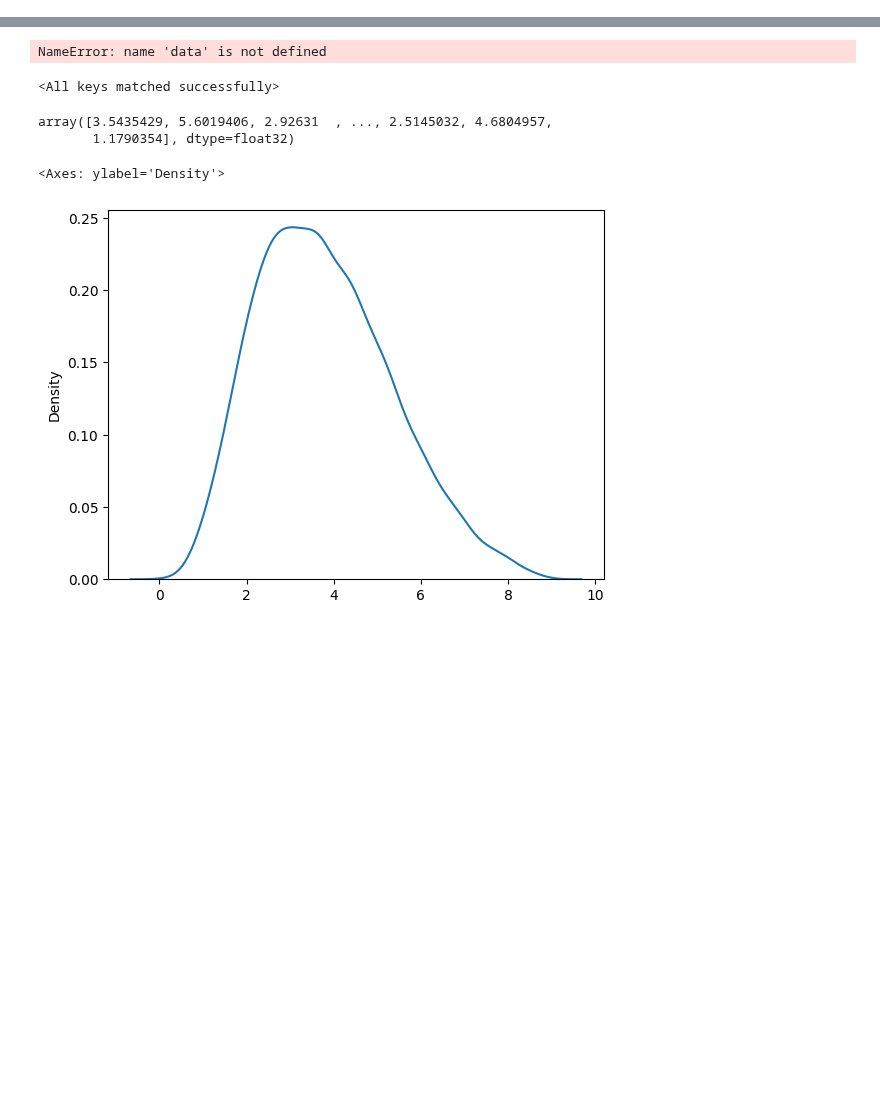
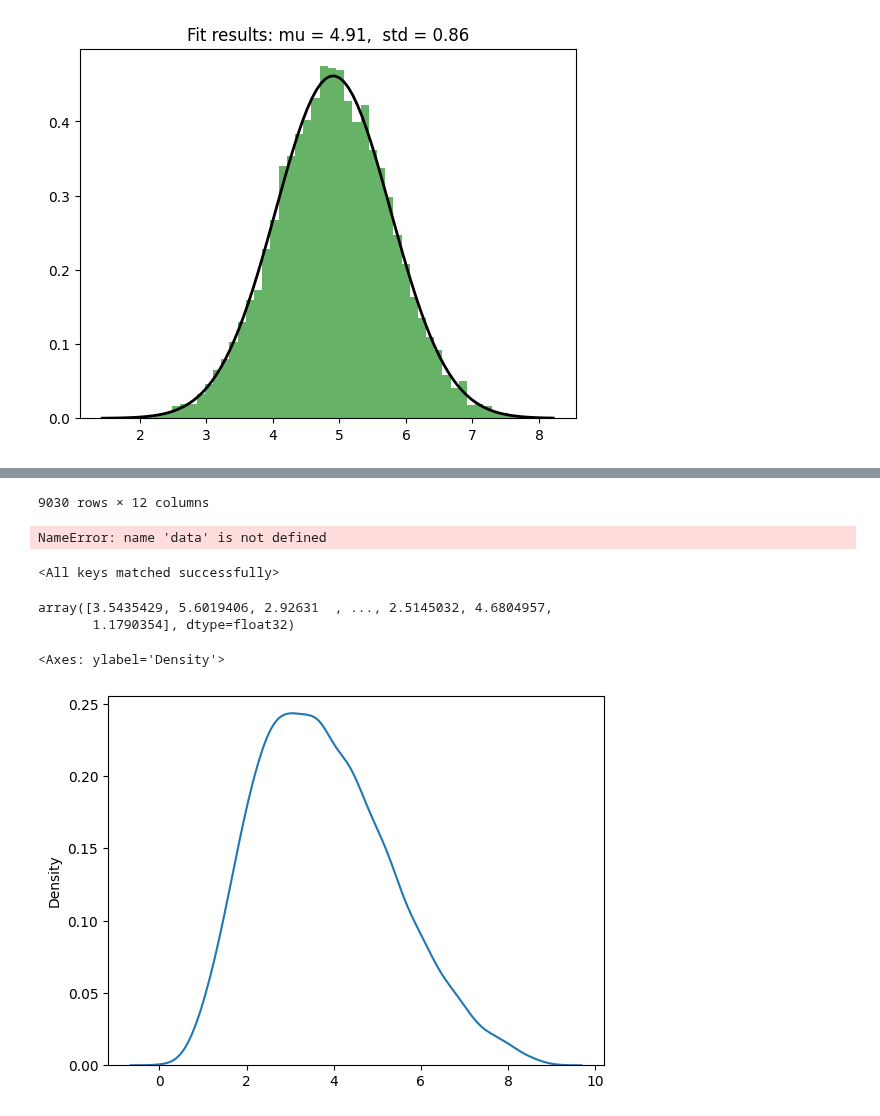
Before and after one commit to CeHouGIS/Safety_Perception_HK, a Jupyter notebook: safety_perception_model/single_model/prediction.ipynb, the cells around one changed output, grey strips where cells are left out. Cells and saved outputs as stored; diff of their text form; code cells hidden in the pictures; blank space fills up the shorter version.

```diff
--- a/safety_perception_model/single_model/data fusion.ipynb
+++ b/safety_perception_model/single_model/prediction.ipynb
@@ -53,3 +53,6 @@ def model_test(model, test_loader, LLM_model=None):
     all_outputs = torch.cat(all_outputs, dim=0)
     all_labels = torch.cat(all_labels, dim=0)
     return all_outputs, all_labels
+# %%
+import pandas as pd
+data = pd.read_csv("/data2/cehou/LLM_safety/img_text_data/baseline/tidyed/dataset_baseline_baseline_baseline_baseline_9030_withlabel.csv")
@@ -55,0 +92,25 @@ def model_test(model, test_loader, LLM_model=None):
+# %%
+import numpy as np
+from scipy.stats import norm
+import matplotlib.pyplot as plt
+
+# Fit a normal distribution to the data
+mu, std = norm.fit(data['Score'])
+
+# Plot the histogram
+plt.hist(data['Score'], bins=50, density=True, alpha=0.6, color='g')
+
+# Plot the PDF
+xmin, xmax = plt.xlim()
+x = np.linspace(xmin, xmax, 100)
+p = norm.pdf(x, mu, std)
+plt.plot(x, p, 'k', linewidth=2)
+title = "Fit results: mu = %.2f,  std = %.2f" % (mu, std)
+plt.title(title)
+
+plt.show()
+
+mu, std
+data
+# %% [output]
+[figure, added]
@@ -56,3 +129,4 @@ def model_test(model, test_loader, LLM_model=None):
+9030 rows × 12 columns
 # %%
 # error_panoid = []
 # for i, row in data.iterrows():
```
Also changed, not shown: parts of 3 cells of this notebook, 8 other files.
